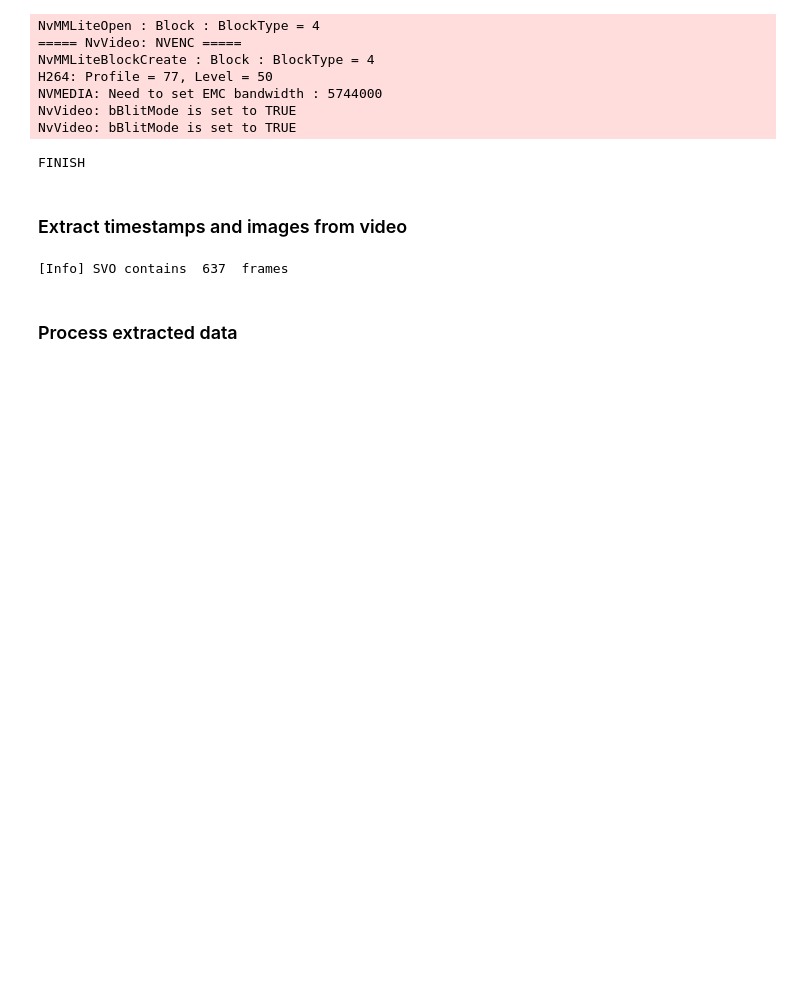
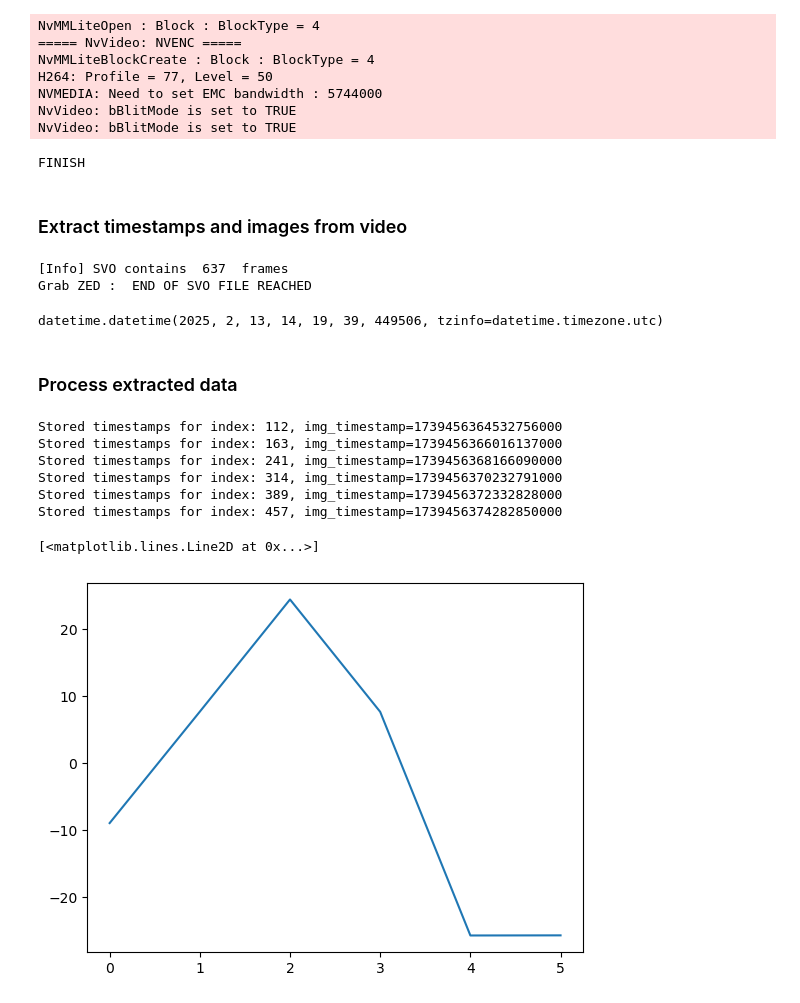
Before and after one commit to MateUnger/StereoVision, a Jupyter notebook: multi_cam_recording_nb.ipynb, the cells around one changed output. Cells and saved outputs as stored; diff of their text form; code cells hidden in the pictures; blank space fills up the shorter version.

Commit message:
add timestamps for recorded videos

```diff
--- a/multi_cam_recording_nb.ipynb
+++ b/multi_cam_recording_nb.ipynb
@@ -188,7 +185,7 @@ import cv2
 import pyzed.sl as sl
 from Util.util import progress_bar
 
-data = {"fn_timestamp": [], "img_timestamp": [], "imgs": []}
+data = {"fn_timestamp": [], "img_timestamp": [], "imgs": [], "fps": []}
 
 
 input_folder = "./stereo_videos"
@@ -215,26 +212,25 @@ nb_frames = cam.get_svo_number_of_frames()
 
 print("[Info] SVO contains ", nb_frames, " frames")
 
-key = ""
 cv2.namedWindow("View")
 
 svo_image = sl.Mat()
 
-for i in range(0, 100):
+while True:
 
     err = cam.grab(runtime)
     if err == sl.ERROR_CODE.SUCCESS:
         cam.retrieve_image(svo_image, sl.VIEW.LEFT, sl.MEM.CPU, low_resolution)
 
-        fn_timestamp = cam.get_timestamp(sl.TIME_REFERENCE.CURRENT).data_ns
-        img_timestamp = cam.get_timestamp(sl.TIME_REFERENCE.CURRENT).data_ns
+        # fn_timestamp = cam.get_timestamp(sl.TIME_REFERENCE.CURRENT).data_ns
+        # img_timestamp = cam.get_timestamp(sl.TIME_REFERENCE.CURRENT).data_ns
         fps = cam.get_current_fps()
 
-        data["fn_timestamp"].append(fn_timestamp)
-        data["img_timestamp"].append(img_timestamp)
+        # data["fn_timestamp"].append(fn_timestamp)
+        # data["img_timestamp"].append(img_timestamp)
+        data["img_timestamp"].append(svo_image.timestamp.get_nanoseconds())
         data["imgs"].append(svo_image.get_data().copy())
-
-        # svo_position = cam.get_svo_position()
+        data["fps"].append(fps)
 
         img = svo_image.get_data()
         cv2.waitKey(10)
@@ -247,16 +243,34 @@ cv2.destroyAllWindows()
 cam.close()
 # %% [output]
 [Info] SVO contains  637  frames
+Grab ZED :  END OF SVO FILE REACHED
+# %%
+convert_ns_to_datetime(svo_image.timestamp.get_nanoseconds())
+# %% [output]
+datetime.datetime(2025, 2, 13, 14, 19, 39, 449506, tzinfo=datetime.timezone.utc)
 # %% [markdown]
 ### Process extracted data
 # %%
 import cv2
 
-for image in data["imgs"]:
+stored_timestamps = []
+
+index = 0
+while index < len(data['imgs']):
+    img = data['imgs'][index]
     try:
-        if image is not None and image.size > 0:
-            cv2.imshow("View", image)
-            cv2.waitKey(10)
+        if img is not None and img.size > 0:
+            cv2.imshow("Image View", img)
+            key = cv2.waitKey(0)  # Wait for a key press to move to the next image
+            if key == ord('+'):
+                index += 1
+            elif key == ord('-') and index > 0:
+                index -= 1
+            elif key == ord(' '):  # Spacebar pressed
+                # fn_ts = data['fn_timestamp'][index]
+                img_ts = data['img_timestamp'][index]
+                stored_timestamps.append(img_ts)
+                print(f"Stored timestamps for index: {index}, img_timestamp={img_ts}")
         else:
             print("Warning: Empty or None image encountered.")
     except cv2.error as e:
@@ -265,3 +279,10 @@ for image in data["imgs"]:
         print(f"Unexpected error: {e}")
 
 cv2.destroyAllWindows()
+# %% [output]
+Stored timestamps for index: 112, img_timestamp=1739456364532756000
+Stored timestamps for index: 163, img_timestamp=1739456366016137000
+Stored timestamps for index: 241, img_timestamp=1739456368166090000
+Stored timestamps for index: 314, img_timestamp=1739456370232791000
+Stored timestamps for index: 389, img_timestamp=1739456372332828000
+Stored timestamps for index: 457, img_timestamp=1739456374282850000
@@ -267,0 +292,8 @@ cv2.destroyAllWindows()
+# %%
+cam1_ts = np.load("./cam1_ts.npy")/1000000
+cam2_ts = np.load("./cam2_ts.npy")/1000000
+
+plt.plot(cam1_ts-cam2_ts)
+# %% [output]
+[<matplotlib.lines.Line2D at 0x...>]
+[figure, added]
```
Also changed, not shown: parts of 5 cells of this notebook, 2 other files.
